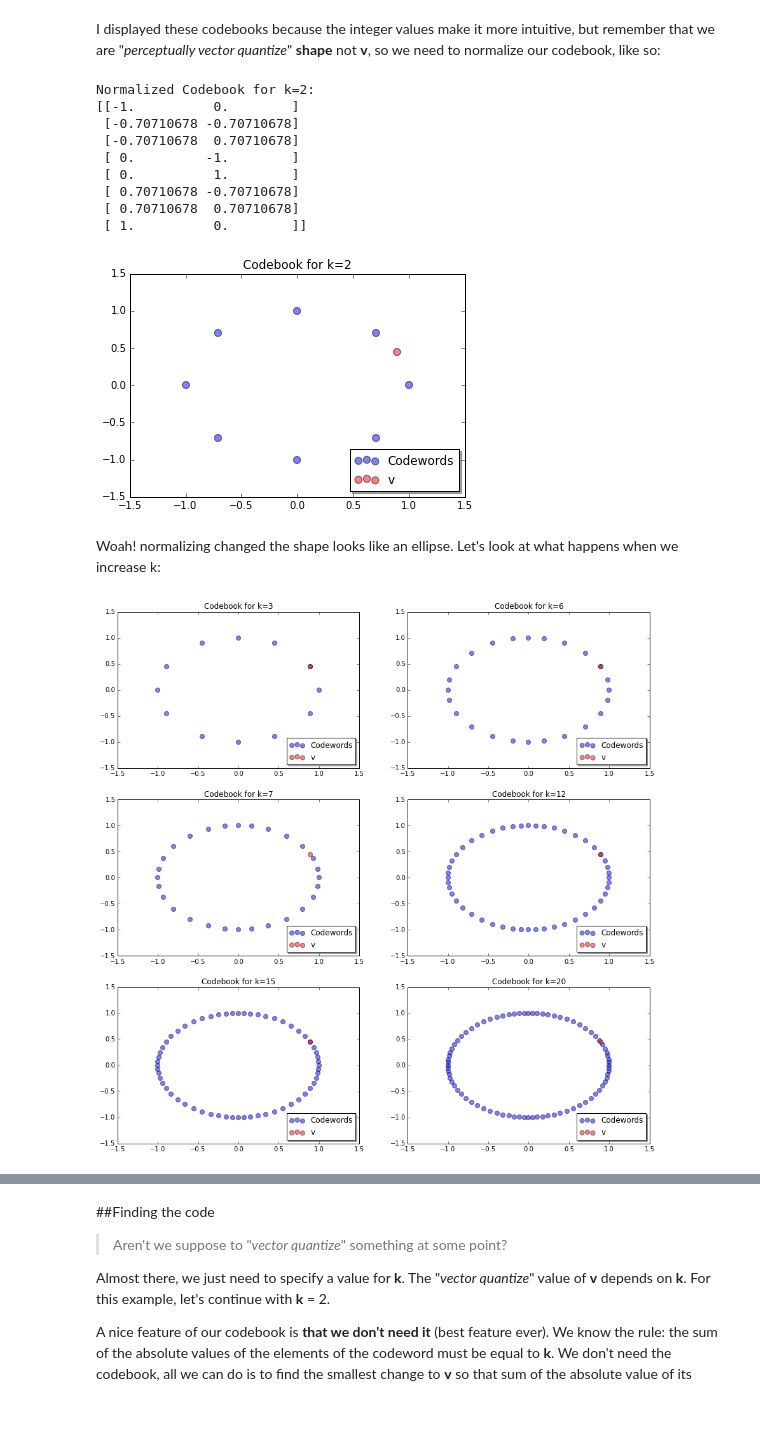
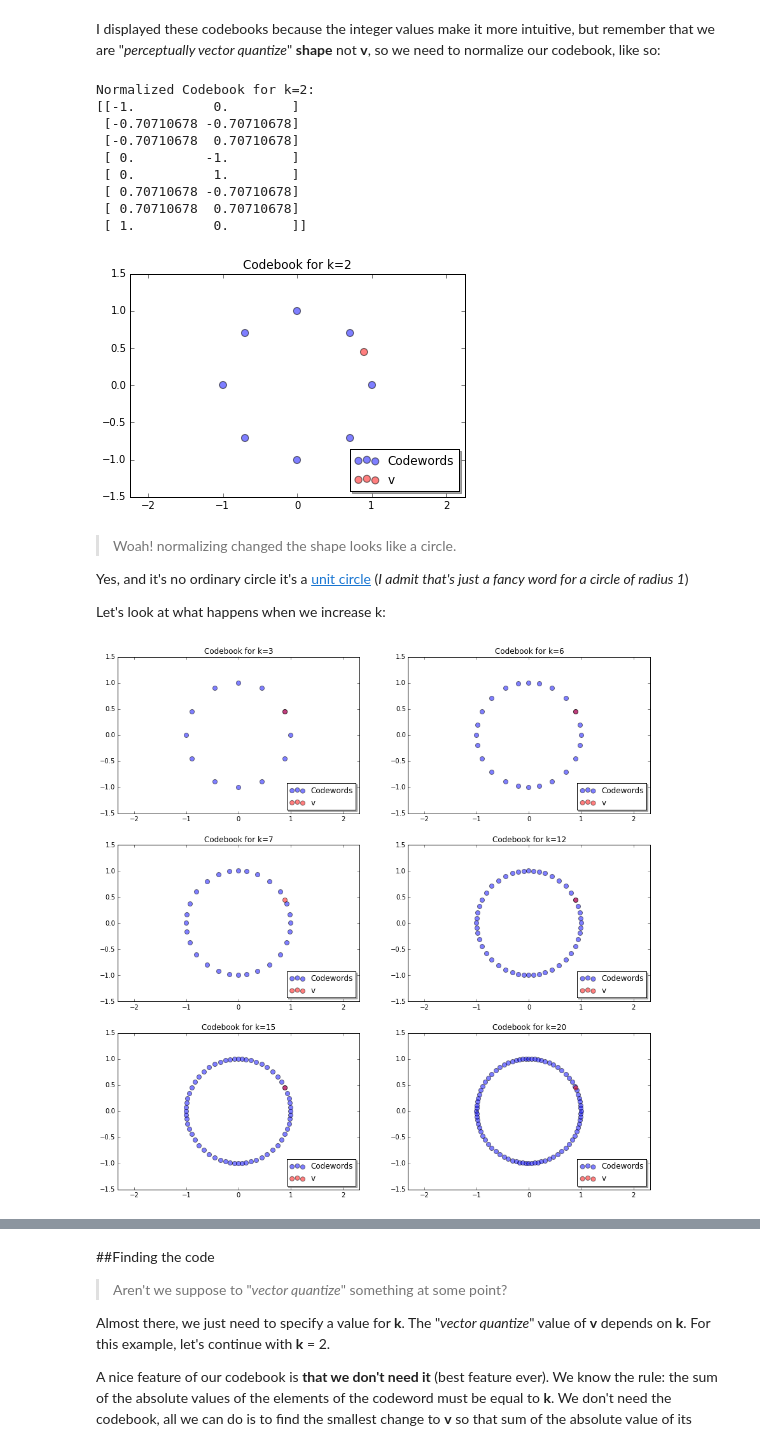
Before and after one commit to luctrudeau/DaalaNotebooks, a Jupyter notebook: PVQ/PVQ.ipynb, the cells around one changed output, grey strips where cells are left out. Drawn from its saved outputs; the diff is of its cells as text; code cells hidden in the pictures; blank space fills up the shorter version.

Commit message:
Plot scaling was wrong it's not an ellipse it's a unit circle

```diff
--- a/PVQ/PVQ.ipynb
+++ b/PVQ/PVQ.ipynb
@@ -167,32 +168,38 @@ I displayed these codebooks because the integer values make it more intuitive, b
 # %%
 def shapeCodeBook(codebook):
     shapedCodeBook = []
     for codeword in codebook:
         shapedCodeBook.append(shape(codeword))
     return np.array(shapedCodeBook)
 
 def showShapedCodeBook(codebook, k):
     plt.scatter(codebook[:][:,0], codebook[:][:,1], c="blue", label="Codewords", alpha=0.5, s=50)
     sh = shape(v)
     plt.scatter(sh[0], sh[1], c="red", label="v", alpha=0.5, s=50)
     plt.title("Codebook for k=%d" % (k))
     plt.legend(loc='lower right', shadow=True)
+    plt.axis('equal')
 
-print("Normalized Codebook for k=%d: \n%s" %(k,shapeCodeBook(codebook)))
+shapedCodeBook = shapeCodeBook(codebook)
+print("Normalized Codebook for k=%d: \n%s" %(k,shapedCodeBook))
 showShapedCodeBook(shapedCodeBook, 2)
 # %% [output]
 Normalized Codebook for k=2:
 [[-1.          0.        ]
  [-0.70710678 -0.70710678]
  [-0.70710678  0.70710678]
  [ 0.         -1.        ]
  [ 0.          1.        ]
  [ 0.70710678 -0.70710678]
  [ 0.70710678  0.70710678]
  [ 1.          0.        ]]
-[figure, old version]
+[figure, new version]
 # %% [markdown]
-Woah! normalizing changed the shape looks like an ellipse. Let's look at what happens when we increase k:
+> Woah! normalizing changed the shape looks like a circle.
+
+Yes, and it's no ordinary circle it's a [unit circle](https://en.wikipedia.org/wiki/Unit_circle) (_I admit that's just a fancy word for a circle of radius 1_)
+
+Let's look at what happens when we increase k:
 # %%
 plt.figure(figsize=(15,15))
 plt.subplot(3,2,1)
@@ -213,5 +220,5 @@ showShapedCodeBook(shapeCodeBook(build2DCodeBook(15)), 15)
 plt.subplot(3,2,6)
 showShapedCodeBook(shapeCodeBook(build2DCodeBook(20)), 20)
 # %% [output]
-[figure, old version]
+[figure, new version]
 # %% [markdown]
```
Also changed, not shown: parts of 4 cells of this notebook.
